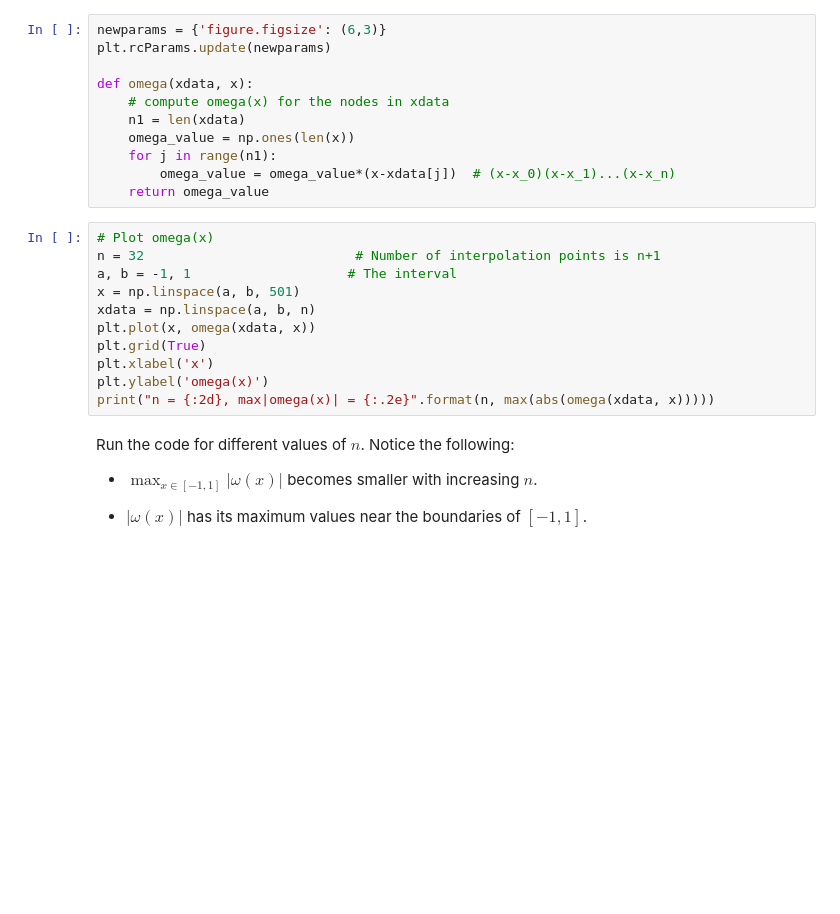
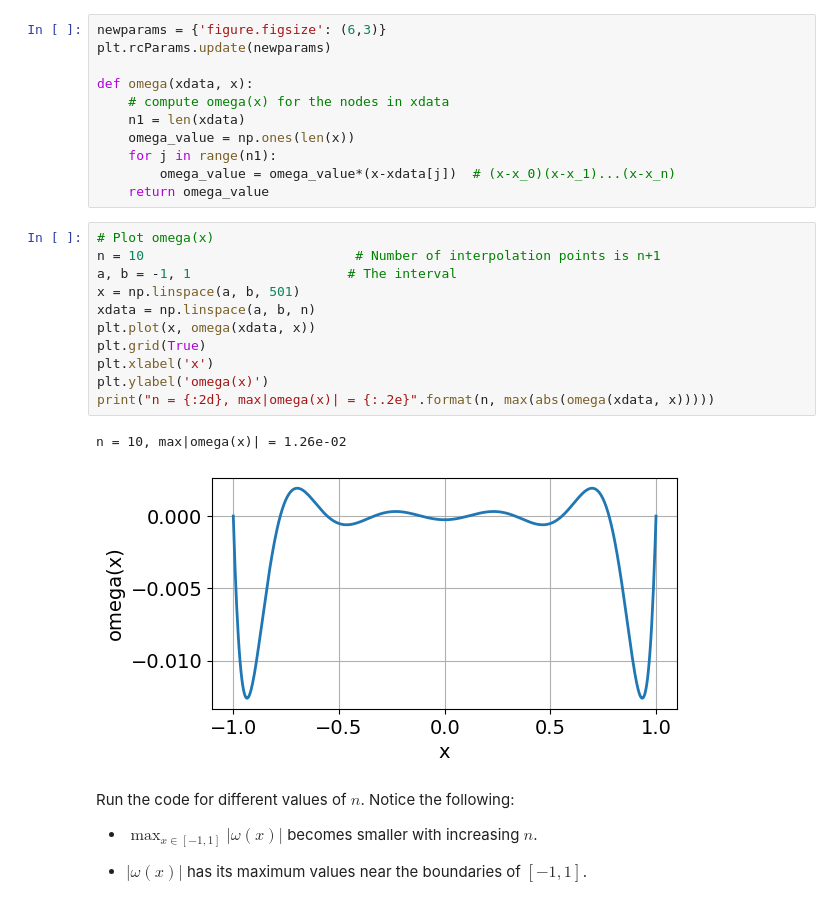
Before and after one commit to solniva/TMA4320_ScientificComputationNotes, a Jupyter notebook: chapter_interpolation/ErrorTheoryInterpolation.ipynb, the cells around one changed output. Cells and saved outputs as stored; diff of their text form; blank space fills up the shorter version.

Commit message:
Polished interpolation notebooks

```diff
--- a/chapter_interpolation/ErrorTheoryInterpolation.ipynb
+++ b/chapter_interpolation/ErrorTheoryInterpolation.ipynb
@@ -317,15 +352,18 @@ def omega(xdata, x):
     return omega_value
 # %%
 # Plot omega(x)
-n = 32                           # Number of interpolation points is n+1
+n = 10                           # Number of interpolation points is n+1
 a, b = -1, 1                    # The interval
 x = np.linspace(a, b, 501)
 xdata = np.linspace(a, b, n)
 plt.plot(x, omega(xdata, x))
 plt.grid(True)
 plt.xlabel('x')
 plt.ylabel('omega(x)')
 print("n = {:2d}, max|omega(x)| = {:.2e}".format(n, max(abs(omega(xdata, x)))))
+# %% [output]
+n = 10, max|omega(x)| = 1.26e-02
+[figure, added]
 # %% [markdown]
 Run the code for different values of $n$. Notice the following:
 * $\max_{x\in[-1,1]} |\omega(x)|$ becomes smaller with increasing $n$.
```
Also changed, not shown: parts of 28 cells of this notebook, 5 other files.
